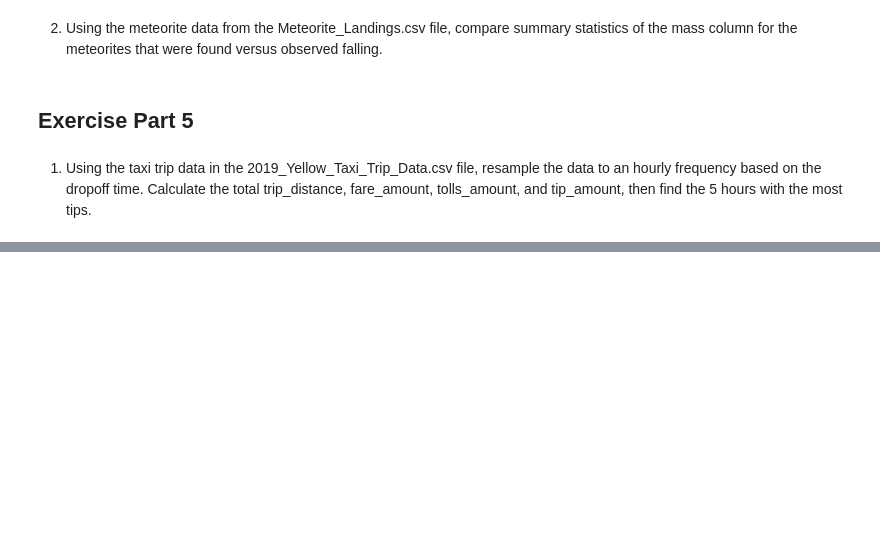
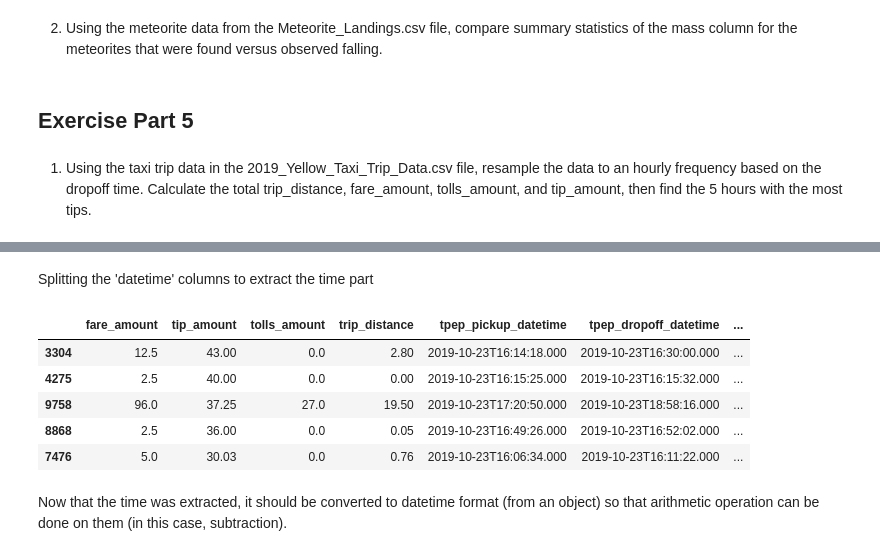
Before and after one commit to leon-pscl/CPE311_Computational-Thinking-with-Python, a Jupyter notebook: Midterm/Seatwork 7.2.ipynb, the cells around one changed output, grey strips where cells are left out. Saved outputs shown, nothing was run; the diff lists cells and outputs as text; code cells hidden in the pictures; blank space fills up the shorter version.

```diff
--- a/Midterm/Seatwork 7.2.ipynb
+++ b/Midterm/Seatwork 7.2.ipynb
@@ -71,0 +84,3 @@ pivot.head()
+# %%
+#take the specified columns needed
+filter_taxi = taxi[['fare_amount','tip_amount','tolls_amount','trip_distance','tpep_pickup_datetime','tpep_dropoff_datetime']]
@@ -71,0 +89,2 @@ pivot.head()
+# %%
+filter_taxi = filter_taxi.sort_values(by = 'tip_amount', ascending = False)
@@ -71,0 +112,17 @@ pivot.head()
+# %% [markdown]
+Splitting the 'datetime' columns to extract the time part
+# %%
+filter_taxi['time_pickup'] = filter_taxi['tpep_pickup_datetime'].str.split('T').str[1]
+# %%
+filter_taxi['time_dropoff'] = filter_taxi['tpep_dropoff_datetime'].str.split('T').str[1]
+# %%
+filter_taxi.head()
+# %% [output]
+|  | fare_amount | tip_amount | tolls_amount | trip_distance | tpep_pickup_datetime | tpep_dropoff_datetime | ... |
+| 3304 | 12.5 | 43.00 | 0.0 | 2.80 | 2019-10-23T16:14:18.000 | 2019-10-23T16:30:00.000 | ... |
+| 4275 | 2.5 | 40.00 | 0.0 | 0.00 | 2019-10-23T16:15:25.000 | 2019-10-23T16:15:32.000 | ... |
+| 9758 | 96.0 | 37.25 | 27.0 | 19.50 | 2019-10-23T17:20:50.000 | 2019-10-23T18:58:16.000 | ... |
+| 8868 | 2.5 | 36.00 | 0.0 | 0.05 | 2019-10-23T16:49:26.000 | 2019-10-23T16:52:02.000 | ... |
+| 7476 | 5.0 | 30.03 | 0.0 | 0.76 | 2019-10-23T16:06:34.000 | 2019-10-23T16:11:22.000 | ... |
+# %% [markdown]
+Now that the time was extracted, it should be converted to datetime format (from an object) so that arithmetic operation can be done on them (in this case, subtraction).
```
Also changed, not shown: parts of 13 cells of this notebook.
